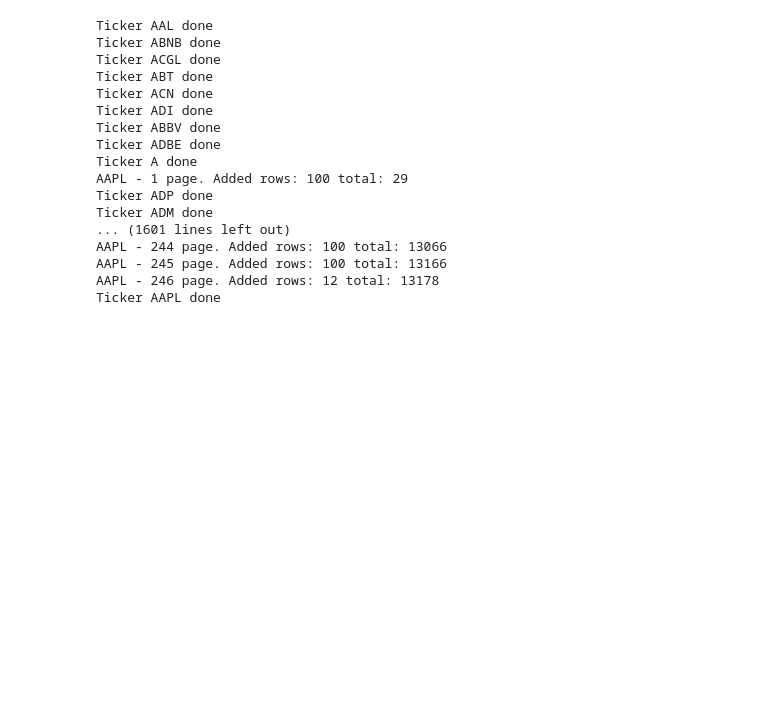
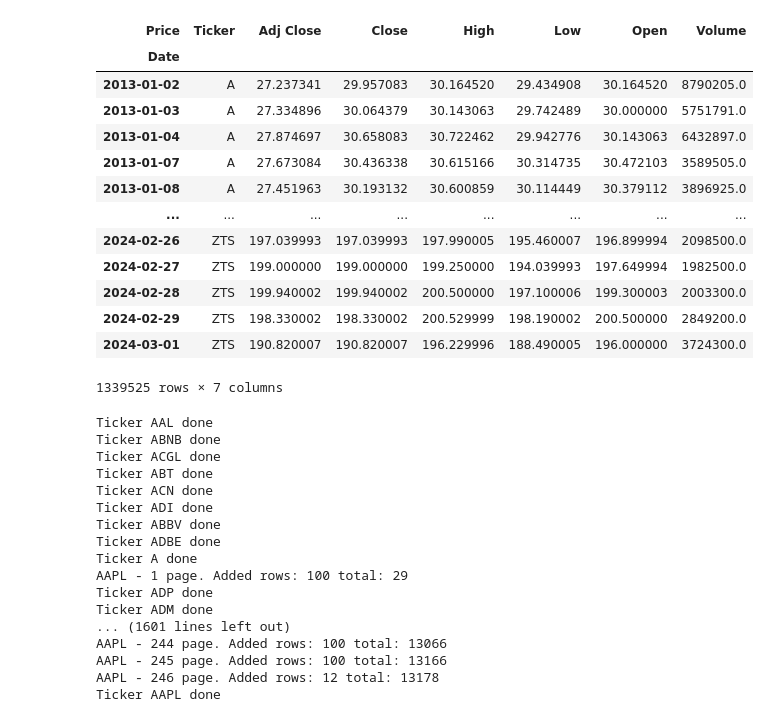
Before and after one commit to E03S/Portfolio_Optimisation, a Jupyter notebook: portfolio_optimisation/notebooks/nlp_cat_boost_exp.ipynb, the cells around one changed output. Saved outputs shown, nothing was run; the diff lists cells and outputs as text; code cells hidden in the pictures; blank space fills up the shorter version.

```diff
--- a/portfolio_optimisation/notebooks/nlp_cat_boost_exp.ipynb
+++ b/portfolio_optimisation/notebooks/nlp_cat_boost_exp.ipynb
@@ -36,3 +31,20 @@ KeyError: 'Symbol'
+# %%
+stocks
+# %% [output]
+| Price | Ticker | Adj Close | Close | High | Low | Open | Volume |
+| Date |  |  |  |  |  |  |  |
+| 2013-01-02 | A | 27.237341 | 29.957083 | 30.164520 | 29.434908 | 30.164520 | 8790205.0 |
+| 2013-01-03 | A | 27.334896 | 30.064379 | 30.143063 | 29.742489 | 30.000000 | 5751791.0 |
+| 2013-01-04 | A | 27.874697 | 30.658083 | 30.722462 | 29.942776 | 30.143063 | 6432897.0 |
+| 2013-01-07 | A | 27.673084 | 30.436338 | 30.615166 | 30.314735 | 30.472103 | 3589505.0 |
+| 2013-01-08 | A | 27.451963 | 30.193132 | 30.600859 | 30.114449 | 30.379112 | 3896925.0 |
+| ... | ... | ... | ... | ... | ... | ... | ... |
+| 2024-02-26 | ZTS | 197.039993 | 197.039993 | 197.990005 | 195.460007 | 196.899994 | 2098500.0 |
+| 2024-02-27 | ZTS | 199.000000 | 199.000000 | 199.250000 | 194.039993 | 197.649994 | 1982500.0 |
+| 2024-02-28 | ZTS | 199.940002 | 199.940002 | 200.500000 | 197.100006 | 199.300003 | 2003300.0 |
+| 2024-02-29 | ZTS | 198.330002 | 198.330002 | 200.529999 | 198.190002 | 200.500000 | 2849200.0 |
+| 2024-03-01 | ZTS | 190.820007 | 190.820007 | 196.229996 | 188.490005 | 196.000000 | 3724300.0 |
+1339525 rows × 7 columns
 # %%
 def remove_html_tags(text):
     soup = BeautifulSoup(text, "html.parser")
```
Also changed, not shown: parts of 32 cells of this notebook.
